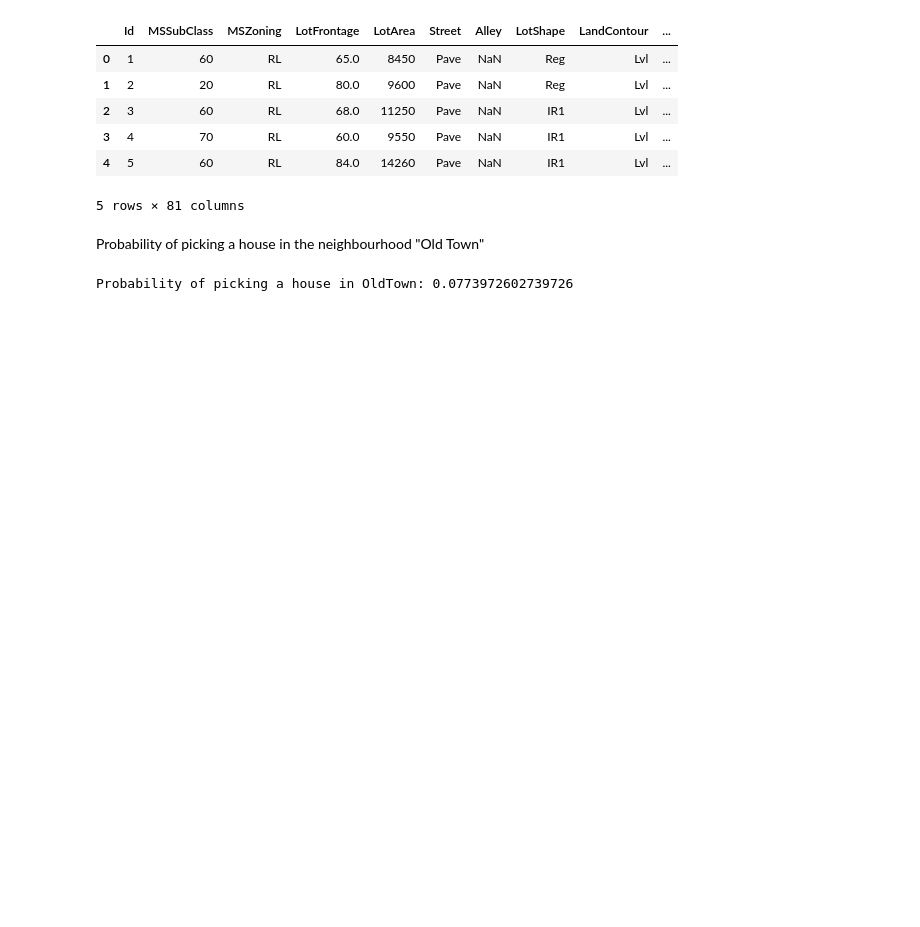
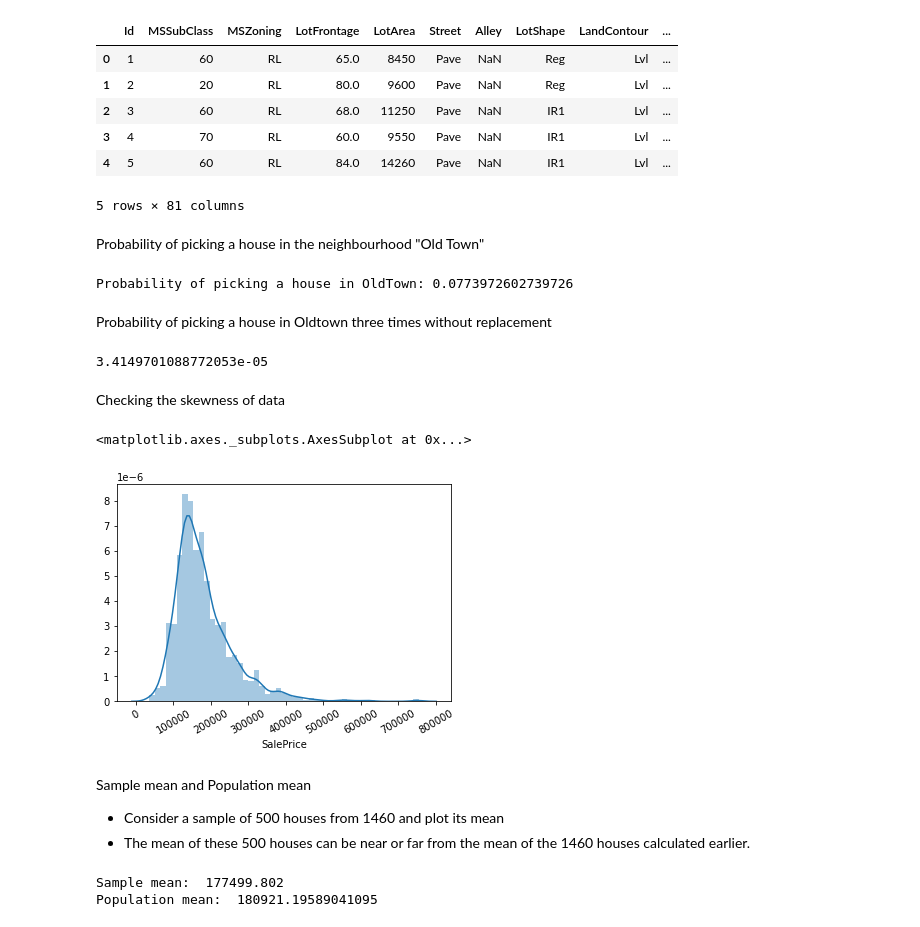
Before and after one commit to cedricbansah/data-science-practice, a Jupyter notebook: week_7_notebook.ipynb, the cells around one changed output. Cells and saved outputs as stored; diff of their text form; code cells hidden in the pictures; blank space fills up the shorter version.

```diff
--- a/week_7_notebook.ipynb
+++ b/week_7_notebook.ipynb
@@ -27,3 +27,33 @@ houses_in_OldTown = data[data['Neighborhood'] == 'OldTown'].shape[0]
 print('Probability of picking a house in OldTown: {}'.format(houses_in_OldTown/all_houses))
 # %% [output]
 Probability of picking a house in OldTown: 0.0773972602739726
+# %% [markdown]
+Probability of picking a house in Oldtown three times without replacement
+# %%
+randprob = (houses_in_OldTown/all_houses)*((houses_in_OldTown-1)/(all_houses-1))*((houses_in_OldTown-2)/(all_houses-2))*((houses_in_OldTown-3)/(all_houses-3))
+randprob
+# %% [output]
+3.4149701088772053e-05
+# %% [markdown]
+Checking the skewness of data
+# %%
+#plot a graph of sale price against its frequency
+plt.xticks(rotation = 30)
+sns.distplot(data['SalePrice'])
+# %% [output]
+<matplotlib.axes._subplots.AxesSubplot at 0x...>
+[figure, added]
+# %% [markdown]
+Sample mean and Population mean
+
+
+*   Consider a sample of 500 houses from 1460 and plot its mean
+*   The mean of these 500 houses can be near or far from the mean of the 1460 houses calculated earlier.
+# %%
+np.random.seed(6)
+sample_ages = np.random.choice(a=data['SalePrice'],size=500)
+print("Sample mean: ",str(sample_ages.mean()))
+print("Population mean: ", str(data['SalePrice'].mean()))
+# %% [output]
+Sample mean:  177499.802
+Population mean:  180921.19589041095
```
Also changed, not shown: parts of 1 cell of this notebook.
